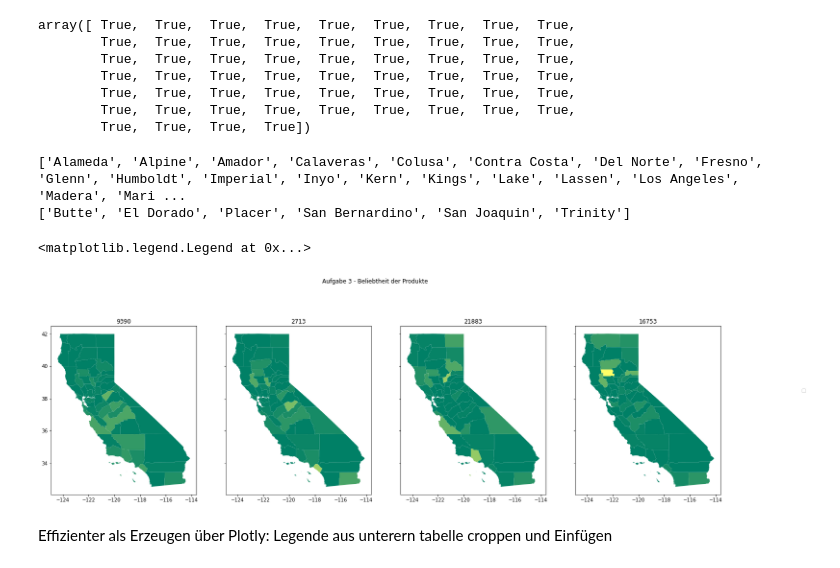
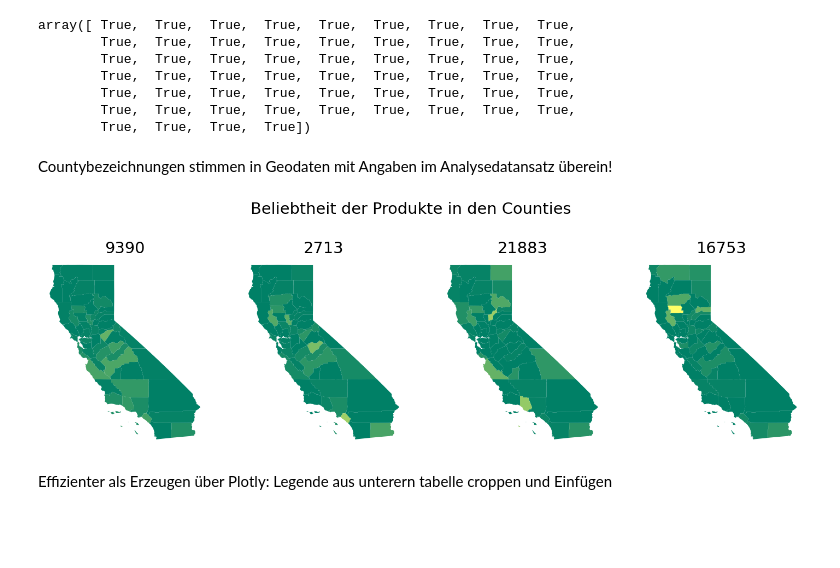
Before and after one commit to lenaas/lebensmittelhandel, a Jupyter notebook: Fragen1-5.ipynb, the cells around one changed output. Saved outputs shown, nothing was run; the diff lists cells and outputs as text; code cells hidden in the pictures; blank space fills up the shorter version.

Commit message:
5 Questions answered + visualized

```diff
--- a/Fragen1-5.ipynb
+++ b/Fragen1-5.ipynb
@@ -243,22 +214,6 @@ array([ True,  True,  True,  True,  True,  True,  True,  True,  True,
         True,  True,  True,  True,  True,  True,  True,  True,  True,
         True,  True,  True,  True,  True,  True,  True,  True,  True,
         True,  True,  True,  True])
-# %%
-q3 = np.sort(df_q3.county.unique())
-geo = np.sort(california_geojson.name.unique())
-
-match = []
-unique = []
-
-for el in geo:
-    if el in q3:
-        match.append(el)
-    else:
-        unique.append(el)
-print(match)
-print(unique)
-# Drop unique States in GeoDF, die nicht in q3 relevant sind
-# %% [output]
-['Alameda', 'Alpine', 'Amador', 'Calaveras', 'Colusa', 'Contra Costa', 'Del Norte', 'Fresno', 'Glenn', 'Humboldt', 'Imperial', 'Inyo', 'Kern', 'Kings', 'Lake', 'Lassen', 'Los Angeles', 'Madera', 'Mari ...
-['Butte', 'El Dorado', 'Placer', 'San Bernardino', 'San Joaquin', 'Trinity']
+# %% [markdown]
+Countybezeichnungen stimmen in Geodaten mit Angaben im Analysedatansatz überein!
 # %%
@@ -269,18 +226,23 @@ df_q3g = geopandas.GeoDataFrame(df_q3g,geometry='Koordinaten')
 # %%
 def pipe(df,ids):
-    df = df[df.product_id==ids]
-    fil = np.sort(df.county.unique())
-    geo = np.sort(california_geojson.name.unique())
+    '''Returns a DataFrame that holds GeoData for each county, aswell as the
+    relative product popularity for given product (ids)
+    '''
+    df = df[df.product_id==ids] # only take values from given product
+    fil = np.sort(df.county.unique()) # list of counties where given product was bought
+    geo = np.sort(california_geojson.name.unique()) # list of all counties in california
     match = []
     unique = []
-
     for el in geo:
         if el in fil:
             match.append(el)
         else:
-            unique.append(el)
-    for el in unique:
-        new_row = {'county':el, 'Koordinaten':california_geojson[california_geojson.name==el]['geometry'].values[0], 'product_id':0, 'Anzahl Bestellungen':0,'Bestellungen pro Produkt':0,'Anteil Bestellungen':0}
+            unique.append(el) # counties that dont hold values
+    for el in unique: # for visualization purposes: counties witouht values need an aritificial row with 0 orders
+        new_row = {'county':el, 'Koordinaten':california_geojson[california_geojson.name==el]['geometry'].values[0], 'product_id':0,
+                   'Anzahl Bestellungen':0,
+                   'Bestellungen pro Produkt':0,
+                   'Anteil Bestellungen':0}
         df = df.append(new_row, ignore_index=True)
         df.Koordinaten = df.Koordinaten.astype('geometry')
     return df
@@ -289,20 +249,23 @@ import matplotlib.pyplot as plt
 # %%
+# generate geoplot for popularity of products in each county
 cmap = 'summer'
 fig, (ax1,ax2,ax3,ax4) = plt.subplots(ncols=4, sharex=True, sharey=True)
-fig.suptitle('Aufgabe 3 - Beliebtheit der Produkte')
+fig.suptitle('Beliebtheit der Produkte in den Counties')
 pipe(df_q3g, 9390).plot(ax = ax1,column='Anteil Bestellungen',cmap=cmap,vmin=0,vmax=0.25)
 pipe(df_q3g, 2713).plot(ax =ax2,column='Anteil Bestellungen',cmap=cmap,vmin=0,vmax=0.25)
 pipe(df_q3g, 21883).plot(ax =ax3,column='Anteil Bestellungen',cmap=cmap,vmin=0,vmax=0.25)
 pipe(df_q3g, 16753).plot(ax =ax4,column='Anteil Bestellungen',cmap=cmap,vmin=0,vmax=0.25)
 ax1.set_title('9390')
+ax1.axis('off')
 ax2.set_title('2713')
+ax2.axis('off')
 ax3.set_title('21883')
+ax3.axis('off')
 ax4.set_title('16753')
+ax4.axis('off')
 fig.set_size_inches(25, 8)
-handles, labels = ax4.get_legend_handles_labels()
-fig.legend(handles, labels, loc='right')
+plt.rcParams.update({'font.size': 24})
 # %% [output]
-<matplotlib.legend.Legend at 0x...>
-[figure, old version]
+[figure, new version]
 # %% [markdown]
 Effizienter als Erzeugen über Plotly: Legende aus unterern tabelle croppen und Einfügen
```
Also changed, not shown: parts of 84 cells of this notebook.
